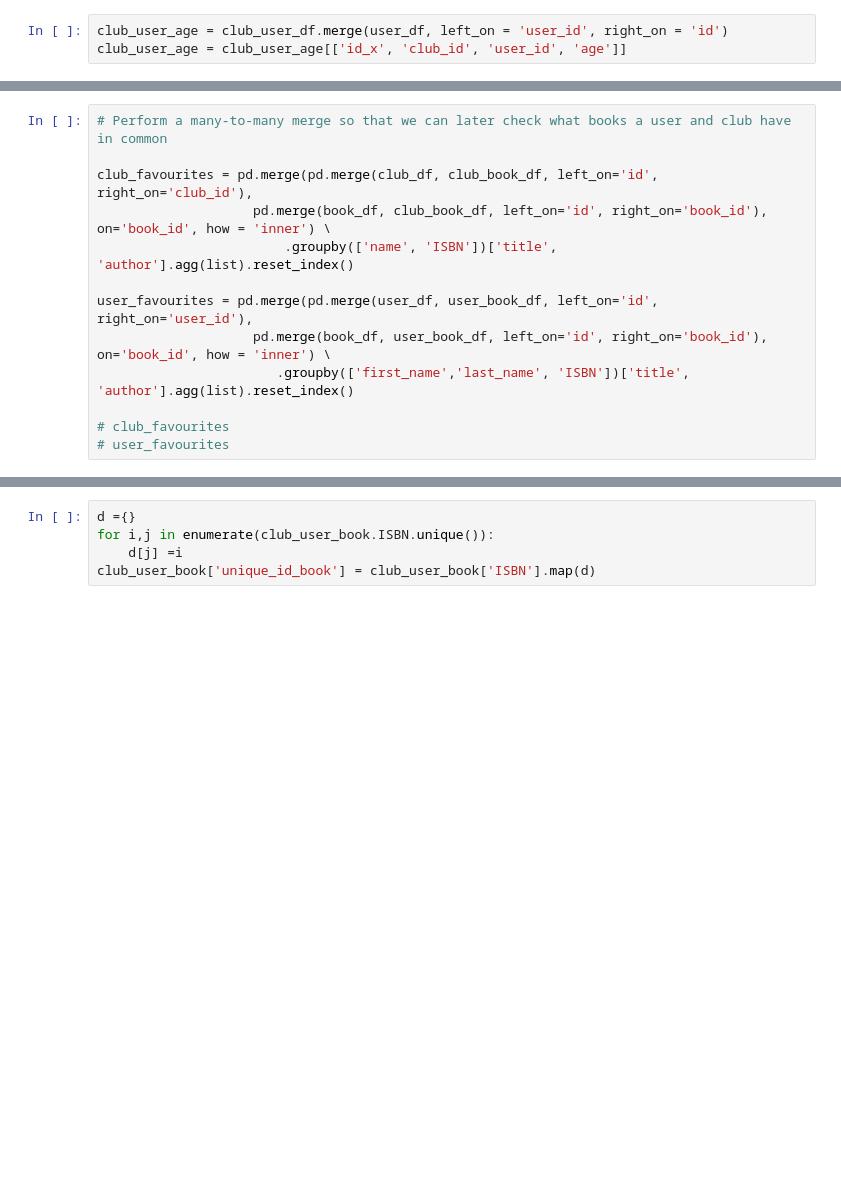
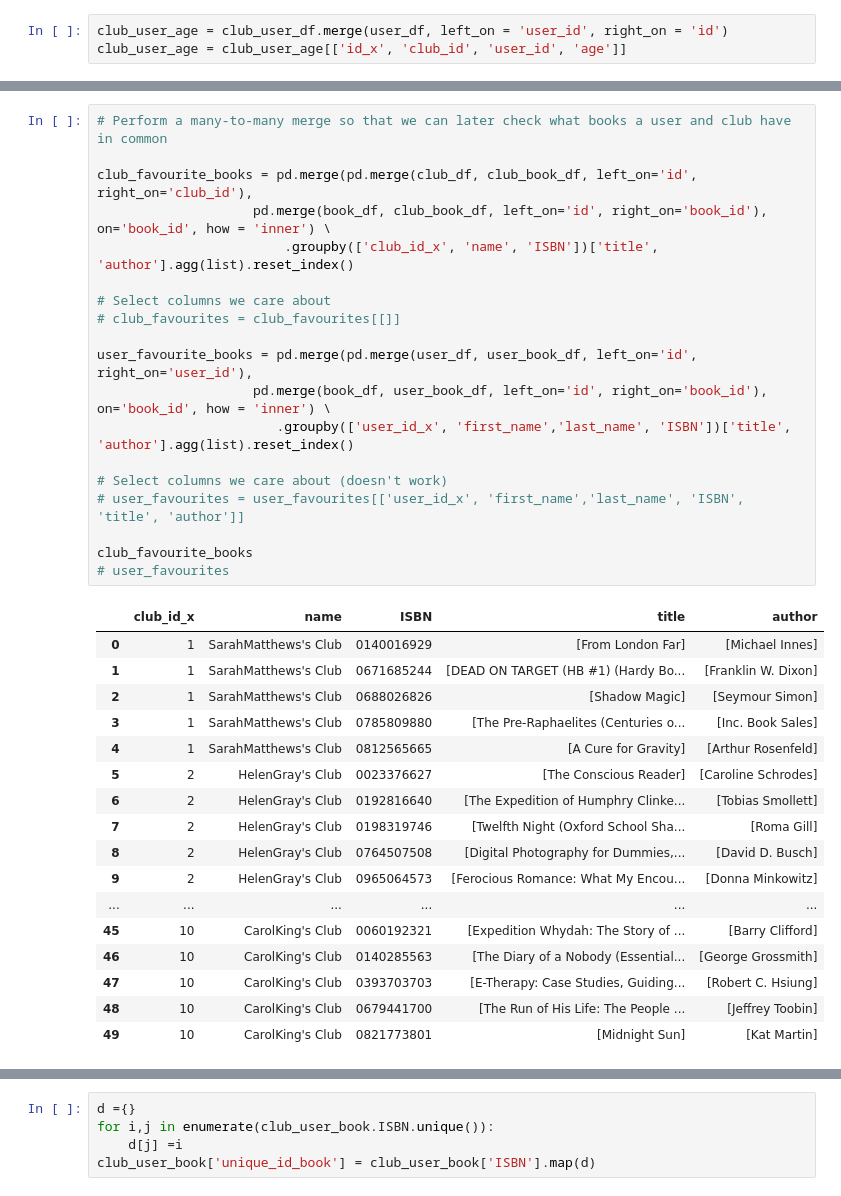
Before and after one commit to laurenceandrews/auguread, a Jupyter notebook: clubs/club-to-user-recommender/club-to-user-recommender.ipynb, the cells around one changed output, grey strips where cells are left out. Saved outputs shown, nothing was run; the diff lists cells and outputs as text; blank space fills up the shorter version.

```diff
--- a/clubs/club-to-user-recommender/club-to-user-recommender.ipynb
+++ b/clubs/club-to-user-recommender/club-to-user-recommender.ipynb
@@ -27,16 +27,40 @@ average_club_age_df.describe()
 # %%
 # Perform a many-to-many merge so that we can later check what books a user and club have in common
 
-club_favourites = pd.merge(pd.merge(club_df, club_book_df, left_on='id', right_on='club_id'),
+club_favourite_books = pd.merge(pd.merge(club_df, club_book_df, left_on='id', right_on='club_id'),
                     pd.merge(book_df, club_book_df, left_on='id', right_on='book_id'), on='book_id', how = 'inner') \
-                        .groupby(['name', 'ISBN'])['title', 'author'].agg(list).reset_index()
+                        .groupby(['club_id_x', 'name', 'ISBN'])['title', 'author'].agg(list).reset_index()
 
-user_favourites = pd.merge(pd.merge(user_df, user_book_df, left_on='id', right_on='user_id'),
+# Select columns we care about
+# club_favourites = club_favourites[[]]
+
+user_favourite_books = pd.merge(pd.merge(user_df, user_book_df, left_on='id', right_on='user_id'),
                     pd.merge(book_df, user_book_df, left_on='id', right_on='book_id'), on='book_id', how = 'inner') \
-                       .groupby(['first_name','last_name', 'ISBN'])['title', 'author'].agg(list).reset_index()
+                       .groupby(['user_id_x', 'first_name','last_name', 'ISBN'])['title', 'author'].agg(list).reset_index()
 
-# club_favourites
+# Select columns we care about (doesn't work)
+# user_favourites = user_favourites[['user_id_x', 'first_name','last_name', 'ISBN', 'title', 'author']]
+
+club_favourite_books
 # user_favourites
+# %% [output]
+|  | club_id_x | name | ISBN | title | author |
+| 0 | 1 | SarahMatthews's Club | 0140016929 | [From London Far] | [Michael Innes] |
+| 1 | 1 | SarahMatthews's Club | 0671685244 | [DEAD ON TARGET (HB #1) (Hardy Bo... | [Franklin W. Dixon] |
+| 2 | 1 | SarahMatthews's Club | 0688026826 | [Shadow Magic] | [Seymour Simon] |
+| 3 | 1 | SarahMatthews's Club | 0785809880 | [The Pre-Raphaelites (Centuries o... | [Inc. Book Sales] |
+| 4 | 1 | SarahMatthews's Club | 0812565665 | [A Cure for Gravity] | [Arthur Rosenfeld] |
+| 5 | 2 | HelenGray's Club | 0023376627 | [The Conscious Reader] | [Caroline Schrodes] |
+| 6 | 2 | HelenGray's Club | 0192816640 | [The Expedition of Humphry Clinke... | [Tobias Smollett] |
+| 7 | 2 | HelenGray's Club | 0198319746 | [Twelfth Night (Oxford School Sha... | [Roma Gill] |
+| 8 | 2 | HelenGray's Club | 0764507508 | [Digital Photography for Dummies,... | [David D. Busch] |
+| 9 | 2 | HelenGray's Club | 0965064573 | [Ferocious Romance: What My Encou... | [Donna Minkowitz] |
+| ... | ... | ... | ... | ... | ... |
+| 45 | 10 | CarolKing's Club | 0060192321 | [Expedition Whydah: The Story of ... | [Barry Clifford] |
+| 46 | 10 | CarolKing's Club | 0140285563 | [The Diary of a Nobody (Essential... | [George Grossmith] |
+| 47 | 10 | CarolKing's Club | 0393703703 | [E-Therapy: Case Studies, Guiding... | [Robert C. Hsiung] |
+| 48 | 10 | CarolKing's Club | 0679441700 | [The Run of His Life: The People ... | [Jeffrey Toobin] |
+| 49 | 10 | CarolKing's Club | 0821773801 | [Midnight Sun] | [Kat Martin] |
 # %%
 # TO DO: Update to return list of all clubs in order of closest average age
 
```
Also changed, not shown: parts of 14 cells of this notebook, 1 other file.
